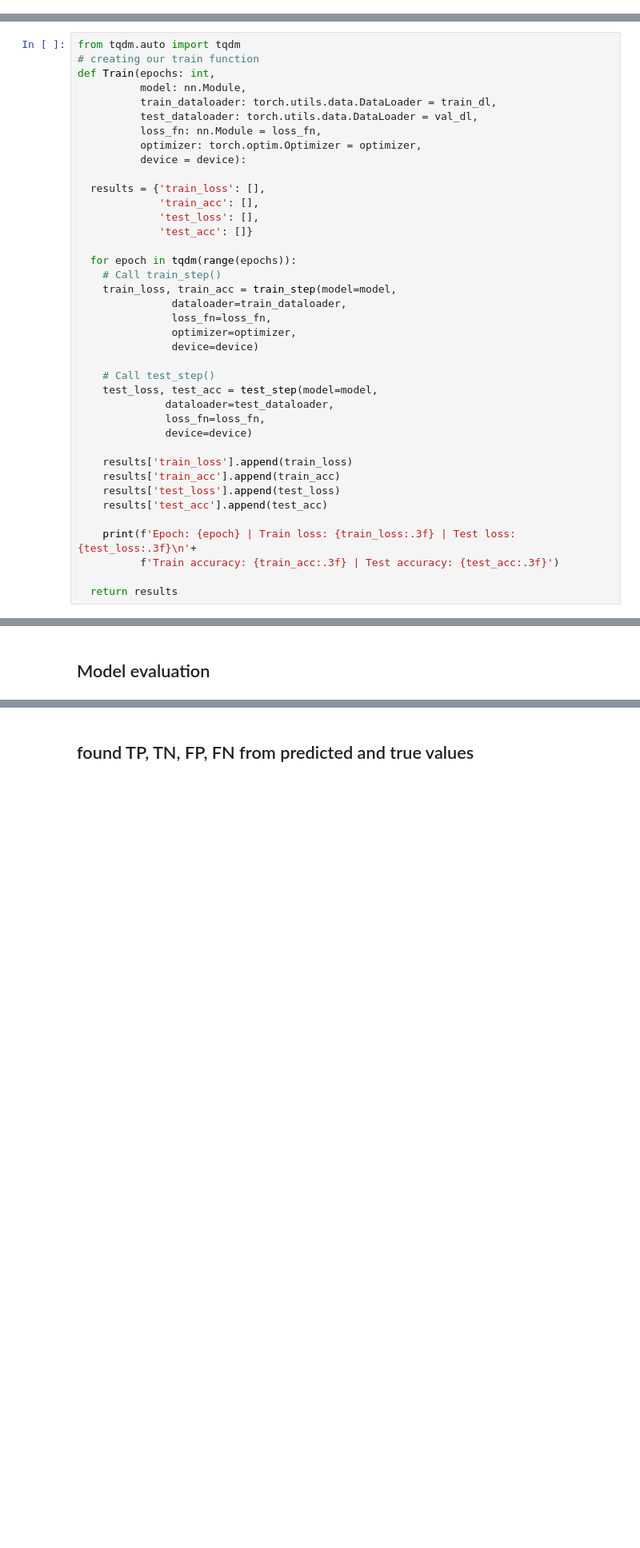
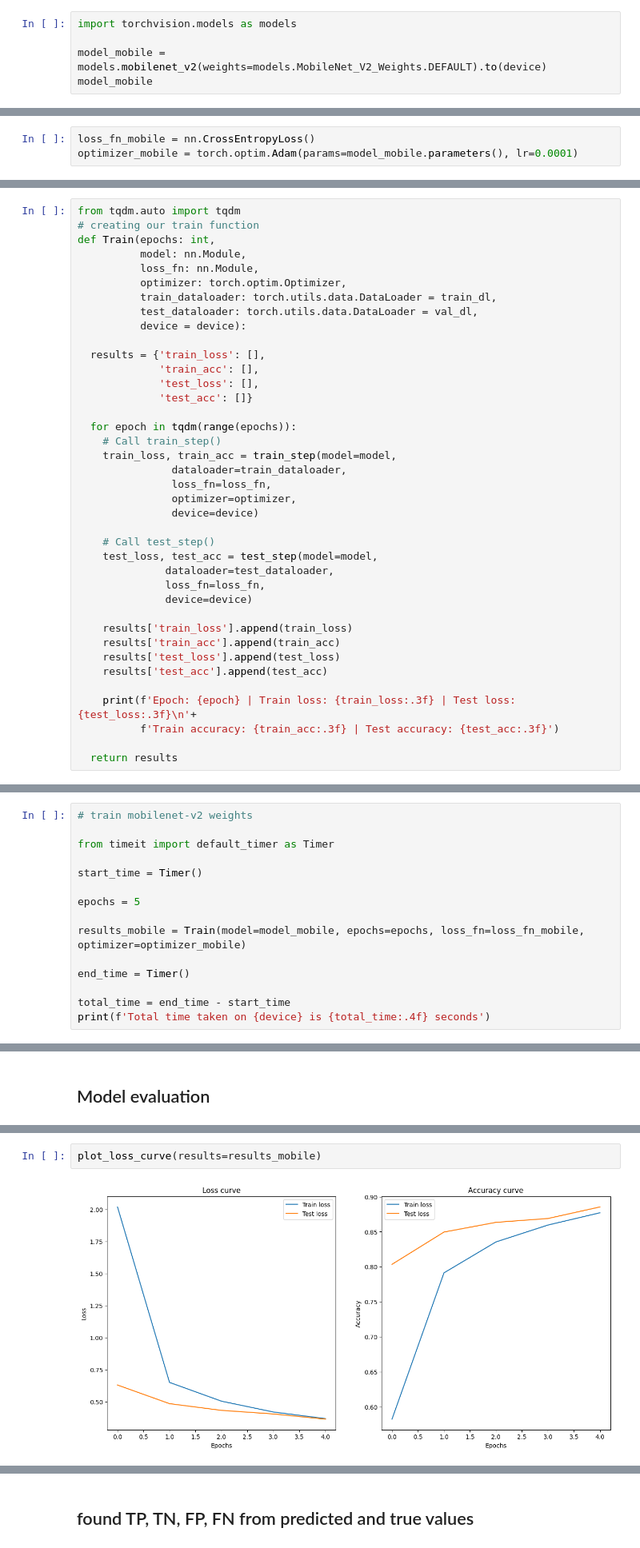
Before and after one commit to HritwikBhowmik/BAIUST-ML-workshop, a Jupyter notebook: BAIUST_foodfest_workshop.ipynb, the cells around one changed output, grey strips where cells are left out. Shown at 80% size. Saved outputs shown, nothing was run; the diff lists cells and outputs as text; blank space fills up the shorter version.

Commit message:
evaluated efficient-b3 mobilenet-v2 tinyVGG

```diff
--- a/BAIUST_foodfest_workshop.ipynb
+++ b/BAIUST_foodfest_workshop.ipynb
@@ -346,0 +353,5 @@ optimizer = torch.optim.Adam(params=model.parameters(), lr=0.0001)
+# %%
+import torchvision.models as models
+
+model_mobile = models.mobilenet_v2(weights=models.MobileNet_V2_Weights.DEFAULT).to(device)
+model_mobile
@@ -346,0 +377,3 @@ optimizer = torch.optim.Adam(params=model.parameters(), lr=0.0001)
+# %%
+loss_fn_mobile = nn.CrossEntropyLoss()
+optimizer_mobile = torch.optim.Adam(params=model_mobile.parameters(), lr=0.0001)
@@ -426,10 +499,10 @@ from tqdm.auto import tqdm
 # creating our train function
 def Train(epochs: int,
           model: nn.Module,
+          loss_fn: nn.Module,
+          optimizer: torch.optim.Optimizer,
           train_dataloader: torch.utils.data.DataLoader = train_dl,
           test_dataloader: torch.utils.data.DataLoader = val_dl,
-          loss_fn: nn.Module = loss_fn,
-          optimizer: torch.optim.Optimizer = optimizer,
           device = device):
 
   results = {'train_loss': [],
@@ -507,3 +582,18 @@ Train accuracy: 0.922 | Test accuracy: 0.916
 Epoch: 4 | Train loss: 0.204 | Test loss: 0.245
 Train accuracy: 0.933 | Test accuracy: 0.921
 Total time taken on cuda is 599.4118 seconds
+# %%
+# train mobilenet-v2 weights
+
+from timeit import default_timer as Timer
+
+start_time = Timer()
+
+epochs = 5
+
+results_mobile = Train(model=model_mobile, epochs=epochs, loss_fn=loss_fn_mobile, optimizer=optimizer_mobile)
+
+end_time = Timer()
+
+total_time = end_time - start_time
+print(f'Total time taken on {device} is {total_time:.4f} seconds')
@@ -515,0 +637,4 @@ plot_loss_curve(results=results)
+# %%
+plot_loss_curve(results=results_mobile)
+# %% [output]
+[figure, added]
```
Also changed, not shown: parts of 38 cells of this notebook.
